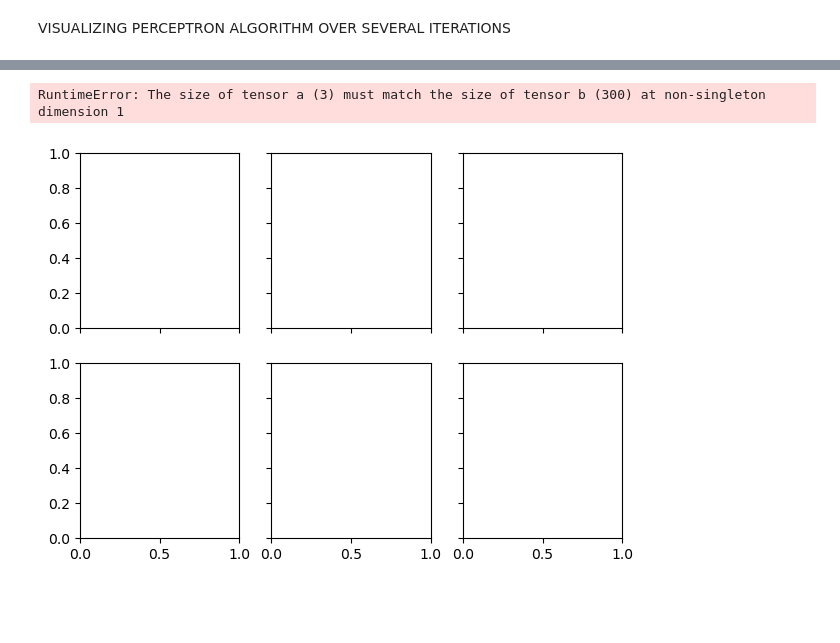
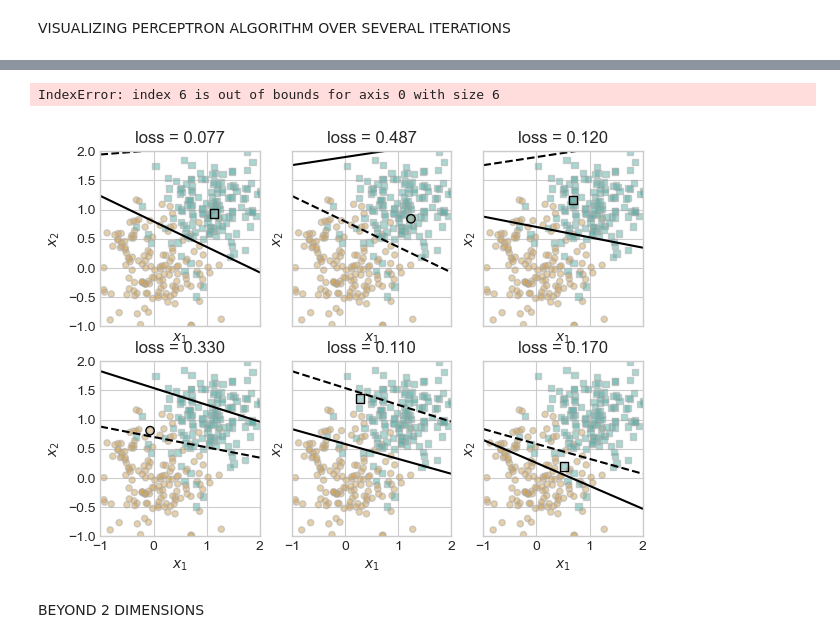
Before and after one commit to lucasf46/lucasf46.github.io, a Jupyter notebook: posts/BlogPost3/BlogPost3-3.ipynb, the cells around one changed output, grey strips where cells are left out. Cells and saved outputs as stored; diff of their text form; code cells hidden in the pictures; blank space fills up the shorter version.

Commit message:
Peceptron implementation in perceptron.py, non-linear data graphing functional

```diff
--- a/posts/BlogPost3/BlogPost3-3.ipynb
+++ b/posts/BlogPost3/BlogPost3-3.ipynb
@@ -6,0 +7,6 @@ Part A: Implement Perceptron
+# %%
+import torch
+from matplotlib import pyplot as plt
+plt.style.use('seaborn-v0_8-whitegrid')
+
+torch.manual_seed(1234)
@@ -194,0 +161,15 @@ VISUALIZING PERCEPTRON ALGORITHM OVER SEVERAL ITERATIONS
+# %%
+X, y = new_perceptron_data(n_points = 300, noise = 0.5)
+# %%
+def plot_new_perceptron_data(X, y, ax):
+    assert X.shape[1] == 3, "This function only works for data created with p_dims == 2"
+    targets = [-1, 1]
+    markers = ["o" , ","]
+    for i in range(2):
+        ix = y == targets[i]
+        ax.scatter(X[ix,0], X[ix,1], s = 20,  c = y[ix], facecolors = "none", edgecolors = "darkgrey", cmap = "BrBG", vmin = -2, vmax = 2, alpha = 0.5, marker = markers[i])
+    ax.set(xlabel = r"$x_1$", ylabel = r"$x_2$")
+# %%
+fig, ax = plt.subplots(1, 1)
+X, y = new_perceptron_data()
+plot_new_perceptron_data(X, y, ax)
@@ -196,9 +221,9 @@ VISUALIZING PERCEPTRON ALGORITHM OVER SEVERAL ITERATIONS
 torch.manual_seed(1234567)
 
 # initialize a perceptron
-p = Perceptron()
-opt = PerceptronOptimizer(p)
-p.loss(X, y)
+#p = Perceptron()
+#opt = PerceptronOptimizer(p)
+p1.loss(X, y)
 
 # set up the figure
 plt.rcParams["figure.figsize"] = (7, 5)
@@ -206,39 +231,45 @@ fig, axarr = plt.subplots(2, 3, sharex = True, sharey = True)
 markers = ["o", ","]
 marker_map = {-1 : 0, 1 : 1}
 
 # initialize for main loop
 current_ax = 0
 loss = 1
 loss_vec = []
 
-
-
 while loss > 0:
 
     ax = axarr.ravel()[current_ax]
 
     # save the old value of w for plotting later
-    old_w = torch.clone(p.w)
+    old_w = torch.clone(p1.w)
 
     # make an optimization step -- this is where the update actually happens
     # now p.w is the new value
 
-    i, local_loss = opt.step(X, y)
+    #i, local_loss = opt.step(X, y)
+    i = torch.randint(n, size = (1,))
+    x_i = X[[i],:]
+    y_i = y[i]
+
+    # perform a perceptron update using the random data point
+    local_loss = opt1.step(x_i, y_i)
 
     # if a change was made, plot the old and new decision boundaries
     # also add the new loss to loss_vec for plotting below
     if local_loss > 0:
-        plot_perceptron_data(X, y, ax)
+        plot_new_perceptron_data(X, y, ax)
         draw_line(old_w, x_min = -1, x_max = 2, ax = ax, color = "black", linestyle = "dashed")
-        loss = p.loss(X, y).item()
+        loss = p1.loss(X, y).item()
         loss_vec.append(loss)
-        draw_line(p.w, x_min = -1, x_max = 2, ax = ax, color = "black")
+        draw_line(p1.w, x_min = -1, x_max = 2, ax = ax, color = "black")
         ax.scatter(X[i,0],X[i,1], color = "black", facecolors = "none", edgecolors = "black", marker = markers[marker_map[y[i].item()]])
         # draw_line(w, -10, 10, ax, color = "black")
         ax.set_title(f"loss = {loss:.3f}")
         ax.set(xlim = (-1, 2), ylim = (-1, 2))
         current_ax += 1
 plt.tight_layout()
 # %% [output]
-RuntimeError: The size of tensor a (3) must match the size of tensor b (300) at non-singleton dimension 1
+IndexError: index 6 is out of bounds for axis 0 with size 6
-[figure, old version]
+[figure, new version]
+# %% [markdown]
+BEYOND 2 DIMENSIONS
```
Also changed, not shown: parts of 16 cells of this notebook, 1 other file.
